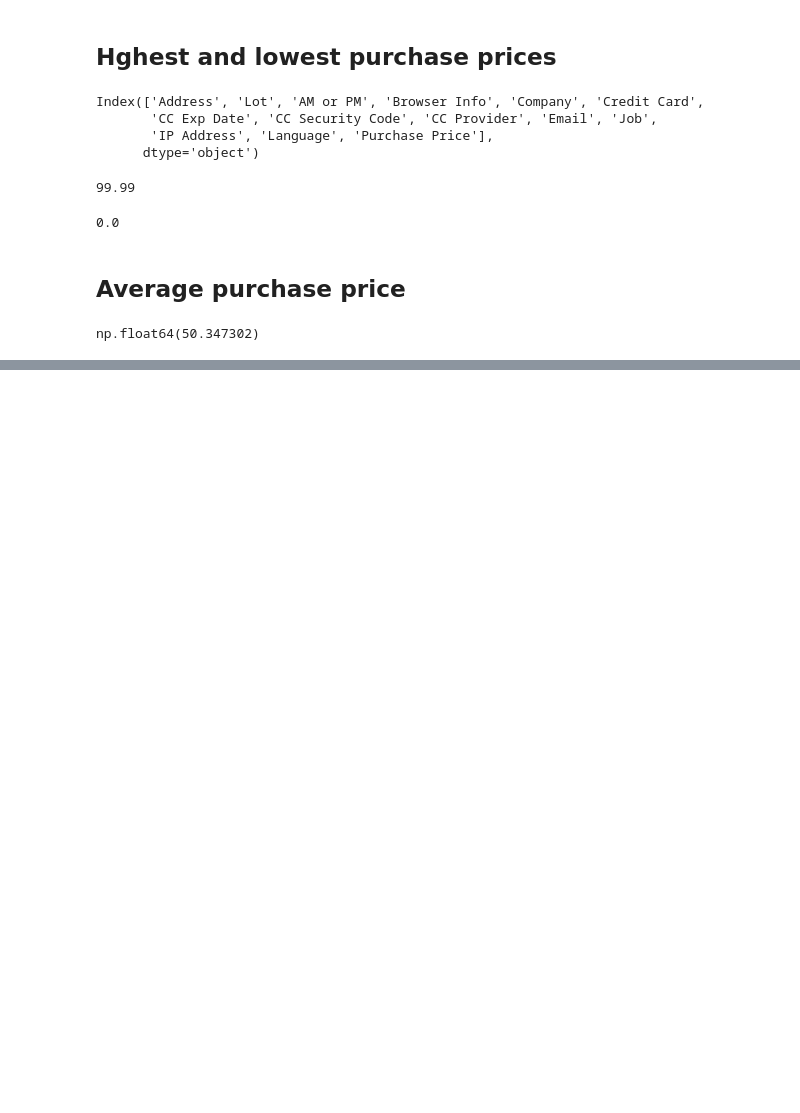
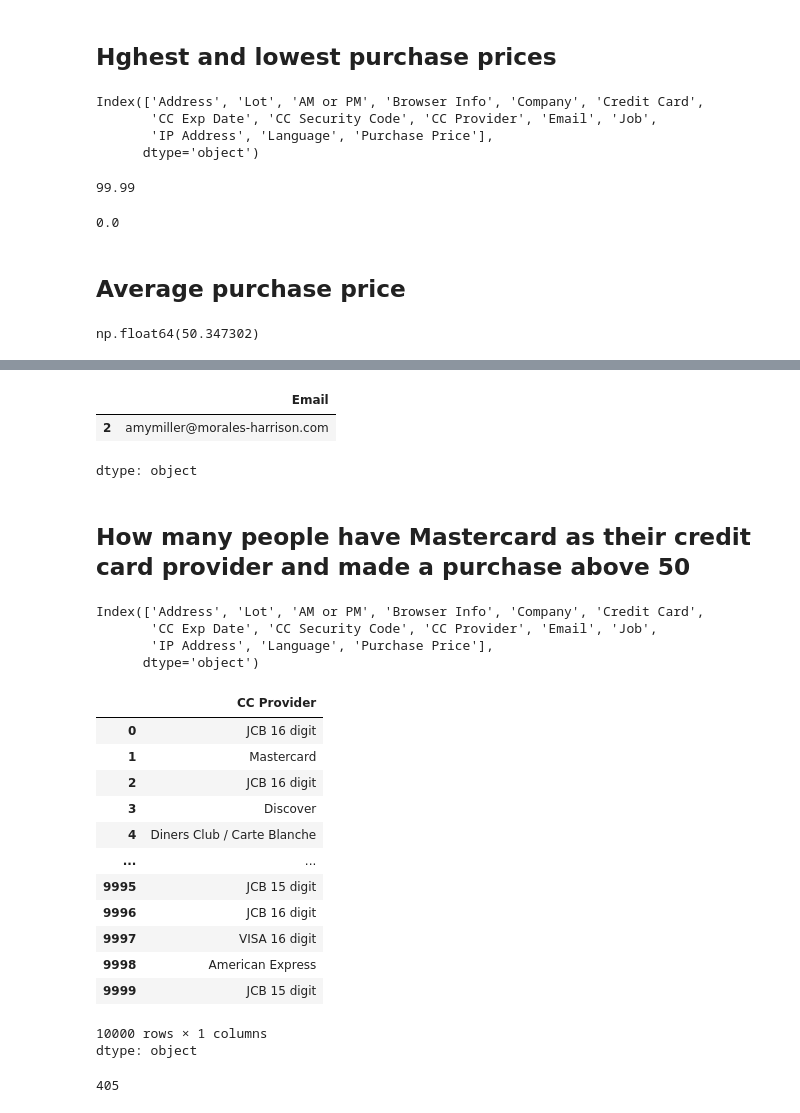
Before and after one commit to EBNyame/Ecommerce-Purchases, a Jupyter notebook: Ecommerce_Purchases.ipynb, the cells around one changed output, grey strips where cells are left out. Drawn from its saved outputs; the diff is of its cells as text; code cells hidden in the pictures; blank space fills up the shorter version.

```diff
--- a/Ecommerce_Purchases.ipynb
+++ b/Ecommerce_Purchases.ipynb
@@ -151,0 +194,37 @@ np.float64(50.347302)
+# %%
+# only interested in email of that IP address
+data[data['IP Address'] == "132.207.160.22"] ['Email']
+# %% [output]
+|  | Email |
+| 2 | amymiller@morales-harrison.com |
+dtype: object
+# %% [markdown]
+## **How many people have Mastercard as their credit card provider and made a purchase above 50**
+# %%
+data.columns
+# %% [output]
+Index(['Address', 'Lot', 'AM or PM', 'Browser Info', 'Company', 'Credit Card',
+       'CC Exp Date', 'CC Security Code', 'CC Provider', 'Email', 'Job',
+       'IP Address', 'Language', 'Purchase Price'],
+      dtype='object')
+# %%
+data['CC Provider']
+# %% [output]
+|  | CC Provider |
+| 0 | JCB 16 digit |
+| 1 | Mastercard |
+| 2 | JCB 16 digit |
+| 3 | Discover |
+| 4 | Diners Club / Carte Blanche |
+| ... | ... |
+| 9995 | JCB 15 digit |
+| 9996 | JCB 16 digit |
+| 9997 | VISA 16 digit |
+| 9998 | American Express |
+| 9999 | JCB 15 digit |
+10000 rows × 1 columns
+dtype: object
+# %%
+len(data[(data['CC Provider'] == 'Mastercard') & (data['Purchase Price'] > 50)])
+# %% [output]
+405
```
Also changed, not shown: parts of 9 cells of this notebook.
